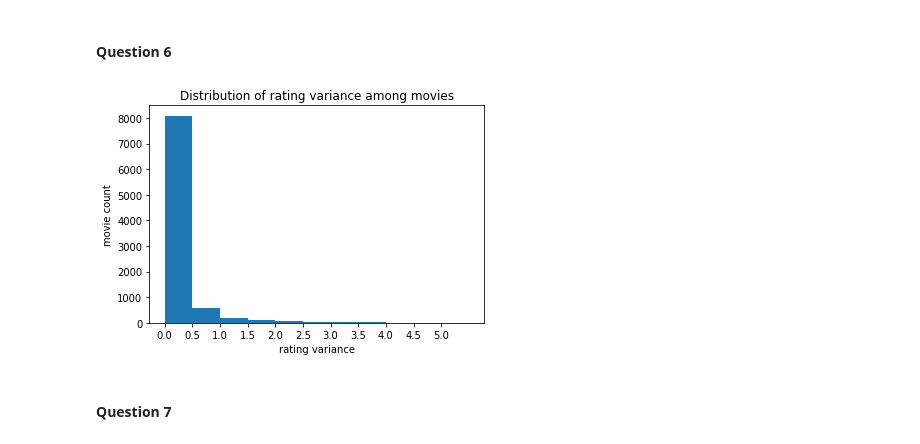
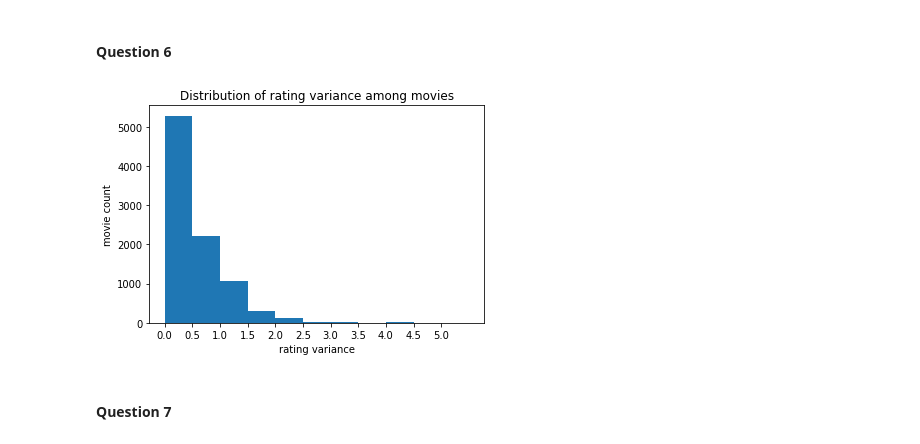
Before and after one commit to popo0293/EE219Project3, a Jupyter notebook: Project3.ipynb, the cells around one changed output. Saved outputs shown, nothing was run; the diff lists cells and outputs as text; code cells hidden in the pictures.

```diff
--- a/Project3.ipynb
+++ b/Project3.ipynb
@@ -39,7 +39,7 @@ GET_DATA_FROM_FILES = True
 r_data = pd.read_csv('data/ratings.csv', header=0, usecols=[0, 1, 2])
 print(r_data.head())
 R = r_data.pivot_table(index='userId', columns='movieId',
-                       values='rating', fill_value=0).values
+                       values='rating').values
 print("(number of users, number of rated movies): ", R.shape)
 # %% [output]
    userId  movieId  rating
@@ -115,17 +115,17 @@ ToDo: Explain the salient features of the distribution found in question 3 and t
 # %%
 # Question 6
 plt.figure()
 ax = plt.subplot(111)
-movie_var = np.var(R, axis=0)
+movie_var = np.nanvar(R, axis=0)
 var_range = np.arange(min(movie_var), max(movie_var)+0.5, 0.5)
 ax.hist(movie_var, bins=var_range)
 ax.set_xticks(xrange)
 ax.set_title("Distribution of rating variance among movies")
 ax.set_xlabel("rating variance")
 ax.set_ylabel("movie count")
 plt.show()
 # %% [output]
-[figure, old version]
+[figure, new version]
 # %% [markdown]
 #### Question 7
 # %% [markdown]
```
Also changed, not shown: parts of 3 cells of this notebook, 1 other file.
